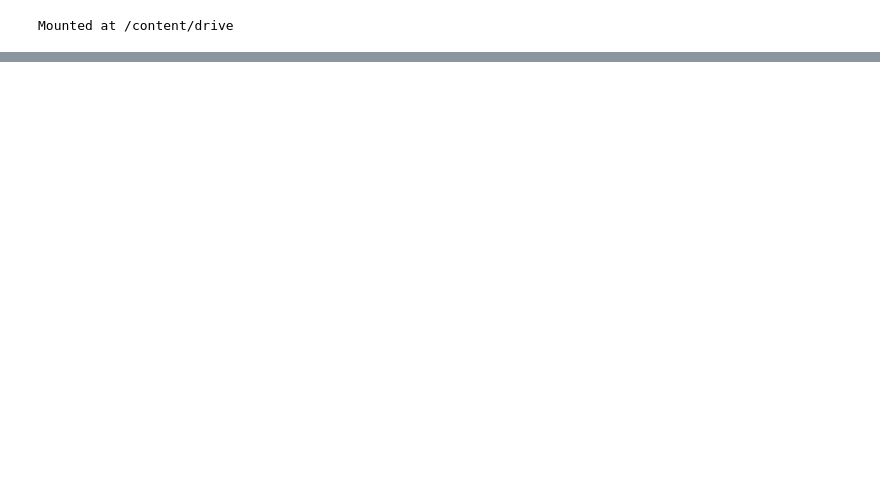
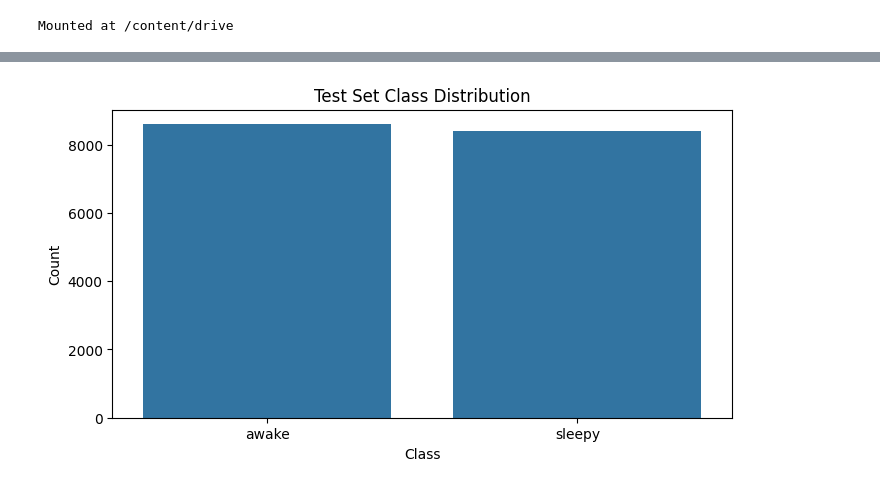
Before and after one commit to Harbhajan-Kaur/final_project_Harbhajan_Kaur, a Jupyter notebook: Kaggle_import.ipynb, the cells around one changed output, grey strips where cells are left out. Saved outputs shown, nothing was run; the diff lists cells and outputs as text; code cells hidden in the pictures; blank space fills up the shorter version.

```diff
--- a/Kaggle_import.ipynb
+++ b/Kaggle_import.ipynb
@@ -60,0 +142,5 @@ data
+# %%
+# Plot class distribution for test set
+plot_class_distribution(test_generator, 'Test Set Class Distribution')
+# %% [output]
+[figure, added]
```
Also changed, not shown: parts of 16 cells of this notebook.
